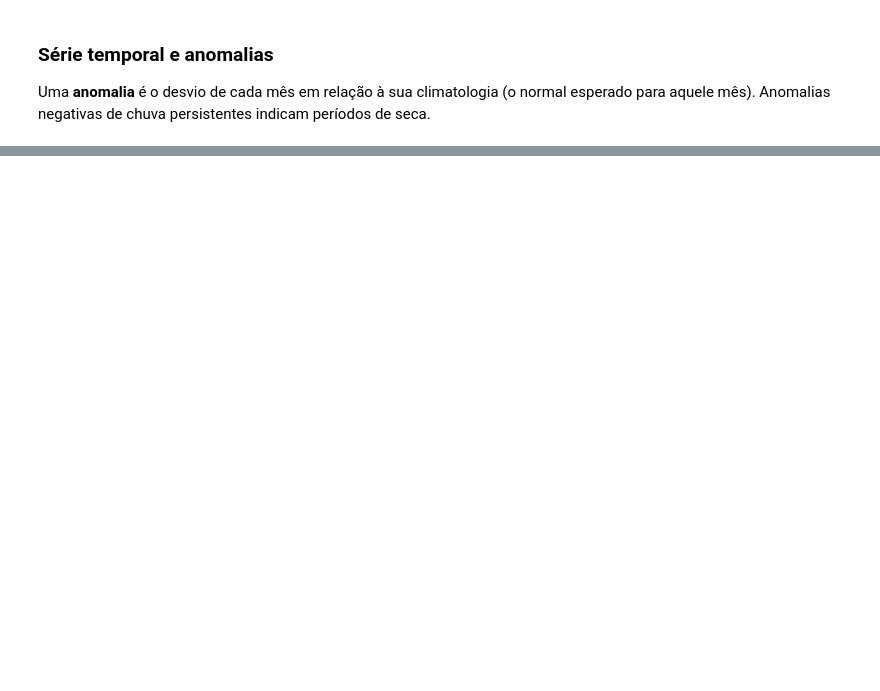
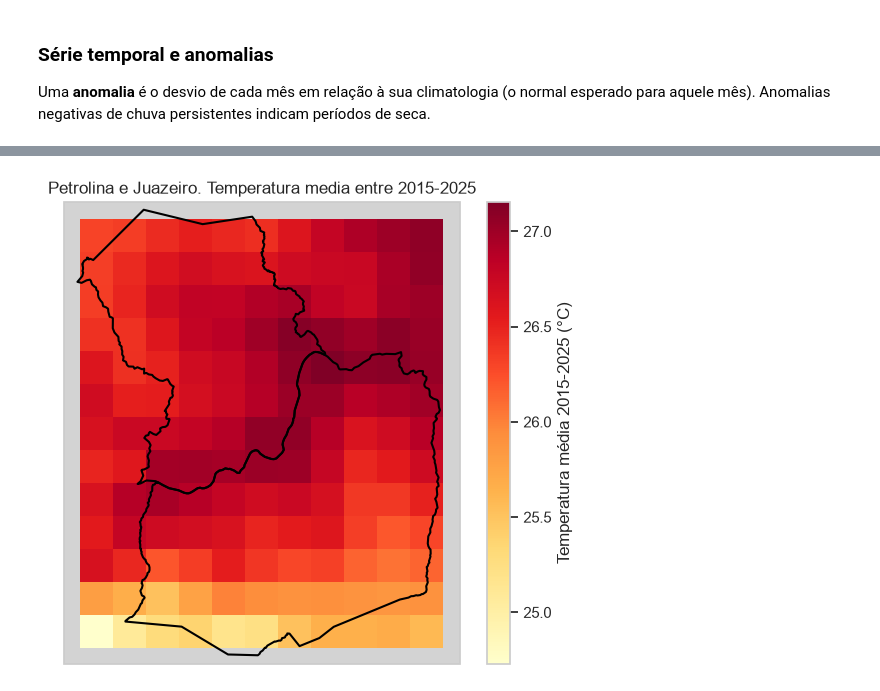
Before and after one commit to ftl-brazil-2026/ebook, a Jupyter notebook: fundamentals_gis_rs/week4/xarray.ipynb, the cells around one changed output, grey strips where cells are left out. Cells and saved outputs as stored; diff of their text form; code cells hidden in the pictures; blank space fills up the shorter version.

```diff
--- a/fundamentals_gis_rs/week4/xarray.ipynb
+++ b/fundamentals_gis_rs/week4/xarray.ipynb
@@ -145,6 +486,3 @@ O `rioxarray` adiciona o acessor `.rio` a qualquer `DataArray`/`Dataset`, trazen
 # %%
-ds_geo = ds_sintetico.rio.write_crs("EPSG:4326")
-print("CRS:", ds_geo.rio.crs)
-print("bounds:", ds_geo.rio.bounds())
-# ds_geo.rio.reproject("EPSG:31984")  # ex.: reprojetar para UTM 24S
-# ds_geo.rio.clip(gdf.geometry)       # ex.: recortar por um GeoDataFrame (como o de semanas anteriores)
+dados.rio.write_crs("EPSG:4326", inplace=True)
+print("CRS:", dados.rio.crs)
@@ -243,14 +506,10 @@ Se os dados vieram em resolução horária, primeiro agregamos para diário/mens
 # %%
 dados_diarios = xr.Dataset()
-if "t2m_celsius" in dados:
-    dados_diarios["t2m_celsius"] = dados["t2m_celsius"].resample(time="1D").mean()
-if "tp_mm" in dados:
-    dados_diarios["tp_mm"] = dados["tp_mm"].resample(time="1D").sum()
+dados_diarios["t2m_celsius"] = dados["t2m_celsius"]
+dados_diarios["tp_mm"] = dados["tp_mm"]
 
 dados_mensais = xr.Dataset()
-if "t2m_celsius" in dados_diarios:
-    dados_mensais["t2m_celsius"] = dados_diarios["t2m_celsius"].resample(time="1MS").mean()
-if "tp_mm" in dados_diarios:
-    dados_mensais["tp_mm"] = dados_diarios["tp_mm"].resample(time="1MS").sum()
+dados_mensais["t2m_celsius"] = dados_diarios["t2m_celsius"].resample(valid_time="1MS").mean()
+dados_mensais["tp_mm"] = dados_diarios["tp_mm"].resample(valid_time="1MS").sum()
 
 dados_mensais
@@ -302,0 +619,41 @@ if "t2m_celsius" in dados_mensais:
+# %%
+import matplotlib.pyplot as plt
+import cartopy.crs as ccrs
+
+proj = ccrs.PlateCarree()
+
+t2m_media = dados_mensais["t2m_celsius"].mean(dim="valid_time")
+
+# a grade do ERA5-Land aqui ainda está na convenção 0-360° (ex: 319.9),
+# como vimos lá em "Convenções do ERA5". Convertendo para -180/180 antes
+t2m_media = t2m_media.assign_coords(
+    **{lon_name: (((t2m_media[lon_name] + 180) % 360) - 180)}
+).sortby(lon_name)
+
+lon_vals = t2m_media[lon_name].values
+lat_vals = t2m_media[lat_name].values
+
+p = t2m_media.plot(
+    subplot_kws=dict(projection=proj,
+                     facecolor="lightgray"),
+                        transform=proj,
+                        cmap="YlOrRd",
+                        cbar_kwargs={"label": "Temperatura média 2015-2025 (°C)"},
+                        figsize=(7, 6),
+                    )
+ax = p.axes
+
+for cidade, cor, nome in [(petrolina, "black", "Petrolina"), (juazeiro, "black", "Juazeiro")]:
+    ax.add_geometries(cidade.geometry, crs=proj, facecolor="none", edgecolor=cor, linewidth=1.5, label=nome)
+
+# extent a partir da própria grade ERA5
+margem = 0.1
+ax.set_extent(
+    [lon_vals.min() - margem, lon_vals.max() + margem, lat_vals.min() - margem, lat_vals.max() + margem],
+    crs=proj,
+)
+
+ax.set_title("Petrolina e Juazeiro. Temperatura media entre 2015-2025")
+plt.show()
+# %% [output]
+[figure, added]
```
Also changed, not shown: parts of 81 cells of this notebook, 6 other files.
